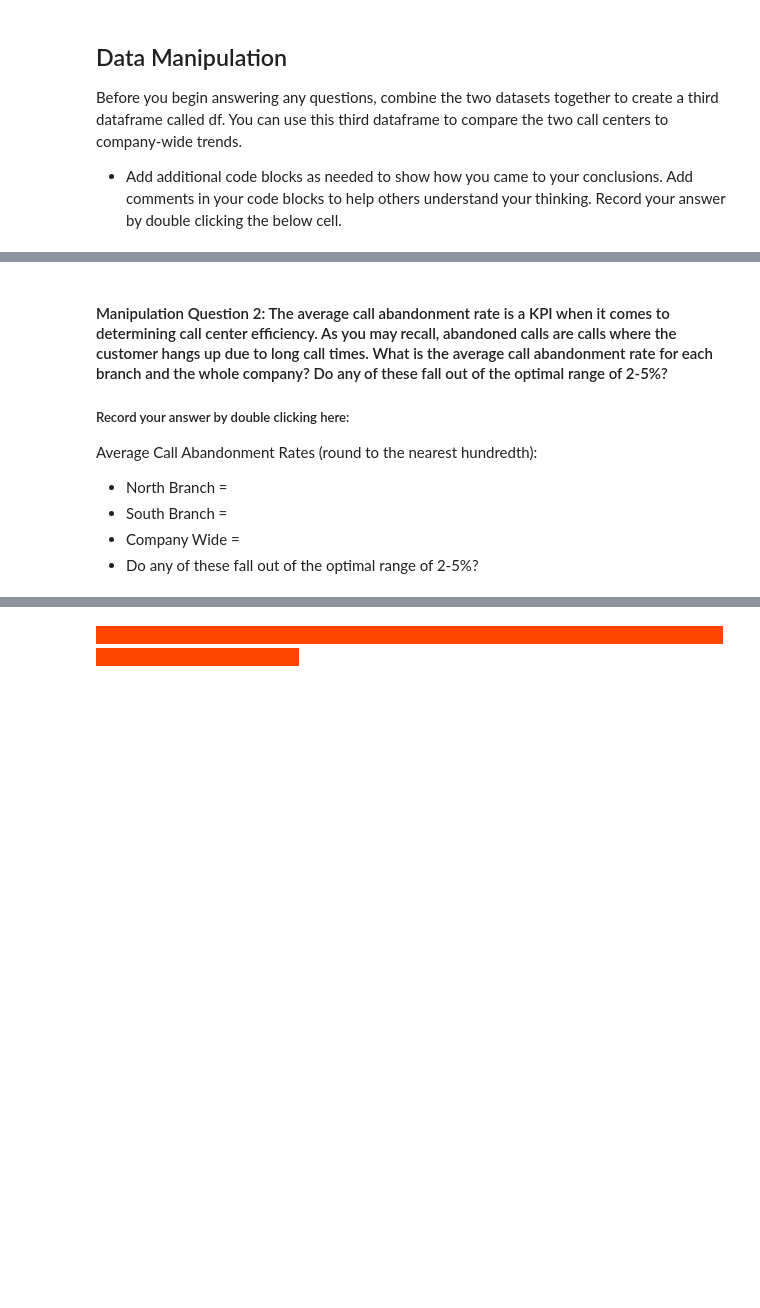
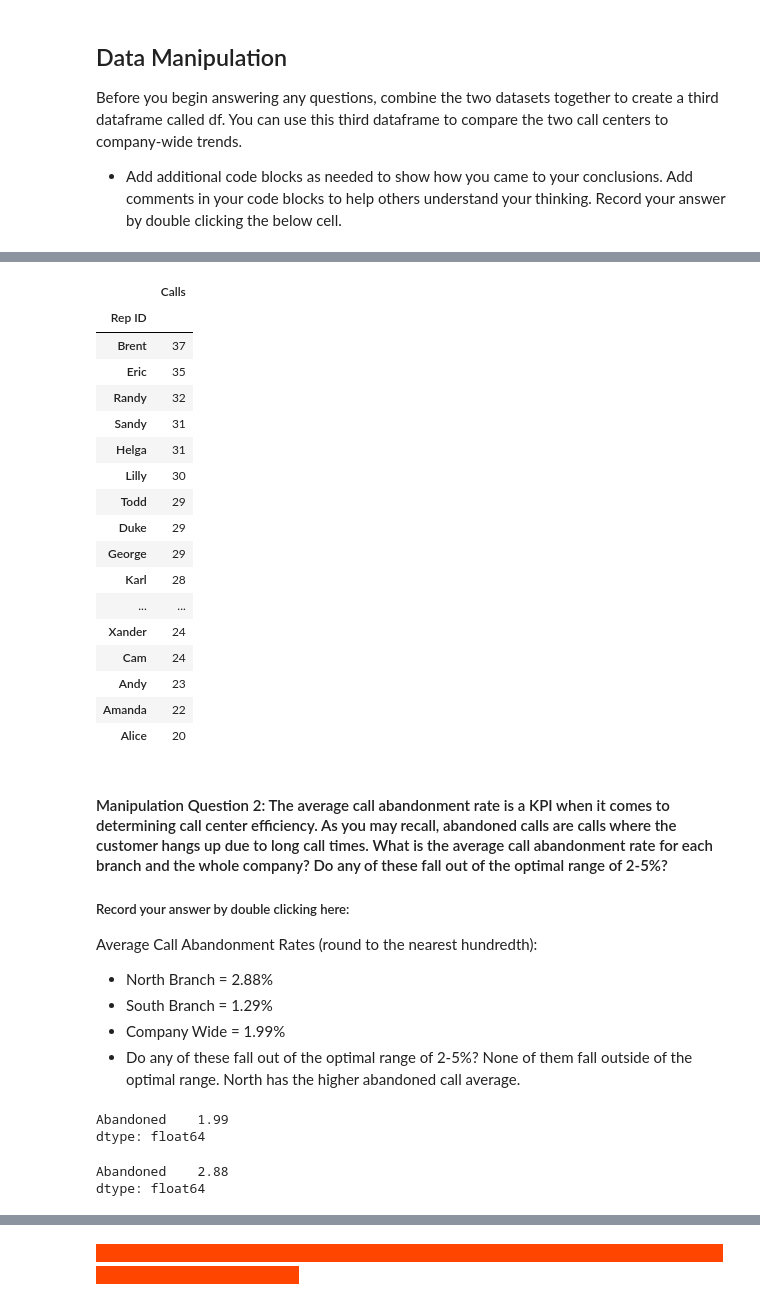
Before and after one commit to longse2/call-center-cleanup-assignment2, a Jupyter notebook: Call_Center_Cleanup.ipynb, the cells around one changed output, grey strips where cells are left out. Saved outputs shown, nothing was run; the diff lists cells and outputs as text; code cells hidden in the pictures; blank space fills up the shorter version.

```diff
--- a/Call_Center_Cleanup.ipynb
+++ b/Call_Center_Cleanup.ipynb
@@ -256,8 +427,30 @@ Rep with the hightest number of calls and their total calls:
+# %%
+df_grouped.agg({"Calls" : "sum"}).sort_values("Calls", axis = 0, ascending = False, inplace = False)
+# %% [output]
+|  | Calls |
+| Rep ID |  |
+| Brent | 37 |
+| Eric | 35 |
+| Randy | 32 |
+| Sandy | 31 |
+| Helga | 31 |
+| Lilly | 30 |
+| Todd | 29 |
+| Duke | 29 |
+| George | 29 |
+| Karl | 28 |
+| ... | ... |
+| Xander | 24 |
+| Cam | 24 |
+| Andy | 23 |
+| Amanda | 22 |
+| Alice | 20 |
 # %% [markdown]
 #### Manipulation Question 2:  The average call abandonment rate is a KPI when it comes to determining call center efficiency. As you may recall, abandoned calls are calls where the customer hangs up due to long call times. What is the average call abandonment rate for each branch and the whole company? Do any of these fall out of the optimal range of 2-5%?
 ##### Record your answer by double clicking here:
 Average Call Abandonment Rates (round to the nearest hundredth):
-- North Branch =
-- South Branch =
-- Company Wide =
+- North Branch = 2.88%
+- South Branch = 1.29%
+- Company Wide = 1.99%
 - Do any of these fall out of the optimal range of 2-5%?
+None of them fall outside of the optimal range. North has the higher abandoned call average.
@@ -266,0 +457,13 @@ Average Call Abandonment Rates (round to the nearest hundredth):
+# %%
+# Code Used
+df_abandonded_avg = df.agg({"Abandoned" : "sum"})/len(df)*100
+df_abandonded.round(2)
+# %% [output]
+Abandoned    1.99
+dtype: float64
+# %%
+north_df_abandonded_avg = north_df.agg({"Abandoned" : "sum"})/len(north_df)*100
+north_df_abandonded_avg.round(2)
+# %% [output]
+Abandoned    2.88
+dtype: float64
```
Also changed, not shown: parts of 48 cells of this notebook.
